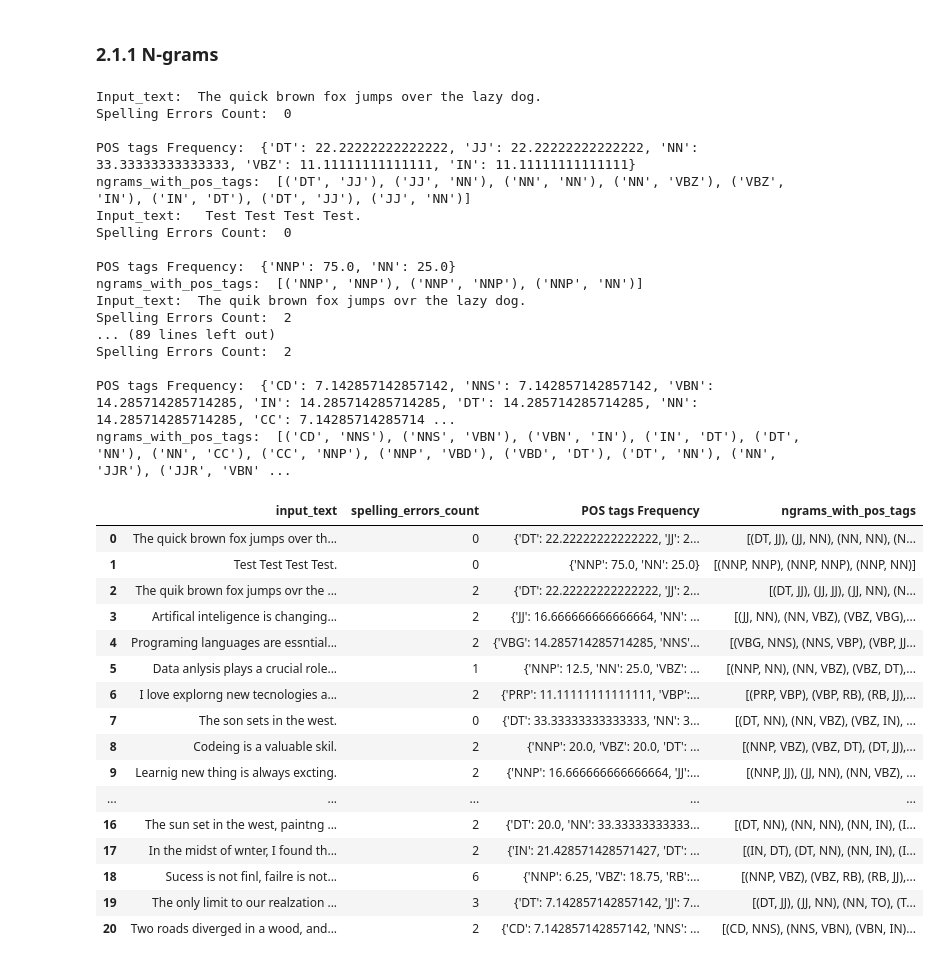
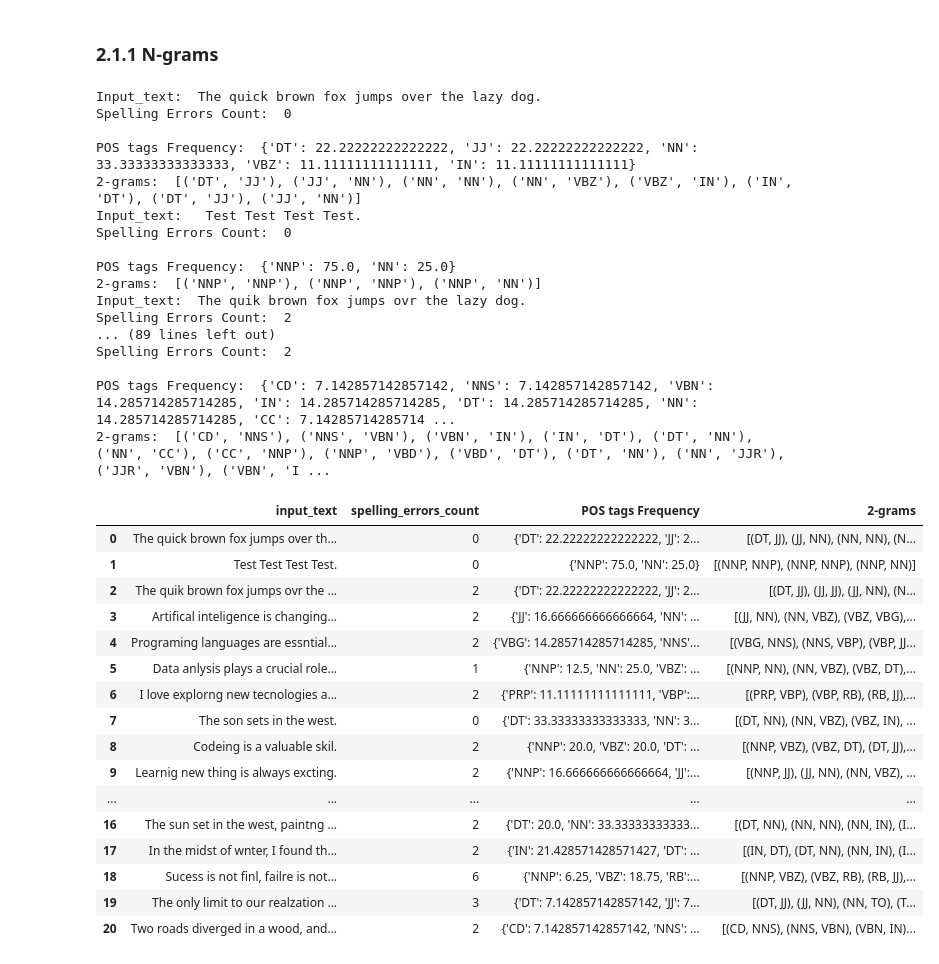
Before and after one commit to eddev00/ML-Project-CL, a Jupyter notebook: pre_processing.ipynb, the cells around one changed output. Drawn from its saved outputs; the diff is of its cells as text; code cells hidden in the pictures.

```diff
--- a/pre_processing.ipynb
+++ b/pre_processing.ipynb
@@ -206,7 +209,7 @@ del df['Total frequency']
 # %%
 from nltk import ngrams
 
-def generate_ngrams_with_pos_tags(tokens, n):
+def generate_ngrams_pos(tokens, n):
     """
         Generates n-grams with POS tags for the given tokens
     """
@@ -214,7 +217,7 @@ def generate_ngrams_with_pos_tags(tokens, n):
     words = word_tokenize(text)
     pos_tags = pos_tag(words)
     ngrams_result = list(ngrams(words, n))
-    pos_tags_result = list(ngrams(pos_tags, n))
+
 
     # Combine n-grams and POS tags
     ngrams_result = [(pos_tags[i][1], pos_tags[i+1][1]) for i in range(len(pos_tags)-1)]
@@ -223,39 +226,39 @@ def generate_ngrams_with_pos_tags(tokens, n):
 
 
 # test on dataset
-df['ngrams_with_pos_tags'] = df['input_text'].apply(lambda x: generate_ngrams_with_pos_tags(x, 2))
+df['2-grams'] = df['input_text'].apply(lambda x: generate_ngrams_pos(x, 2))
 
 # To see results clearly
 for i in range(len(df)):
 
 
     print("Input_text: ",df['input_text'][i])
     print("Spelling Errors Count: ", df['spelling_errors_count'][i])
     print('')
     print("POS tags Frequency: ", df['POS tags Frequency'][i])
 
-    print("ngrams_with_pos_tags: ", df['ngrams_with_pos_tags'][i])
+    print("2-grams: ", df['2-grams'][i])
 
 df
 # %% [output]
 Input_text:  The quick brown fox jumps over the lazy dog.
 Spelling Errors Count:  0
 
 POS tags Frequency:  {'DT': 22.22222222222222, 'JJ': 22.22222222222222, 'NN': 33.33333333333333, 'VBZ': 11.11111111111111, 'IN': 11.11111111111111}
-ngrams_with_pos_tags:  [('DT', 'JJ'), ('JJ', 'NN'), ('NN', 'NN'), ('NN', 'VBZ'), ('VBZ', 'IN'), ('IN', 'DT'), ('DT', 'JJ'), ('JJ', 'NN')]
+2-grams:  [('DT', 'JJ'), ('JJ', 'NN'), ('NN', 'NN'), ('NN', 'VBZ'), ('VBZ', 'IN'), ('IN', 'DT'), ('DT', 'JJ'), ('JJ', 'NN')]
 Input_text:   Test Test Test Test.
 Spelling Errors Count:  0
 
 POS tags Frequency:  {'NNP': 75.0, 'NN': 25.0}
-ngrams_with_pos_tags:  [('NNP', 'NNP'), ('NNP', 'NNP'), ('NNP', 'NN')]
+2-grams:  [('NNP', 'NNP'), ('NNP', 'NNP'), ('NNP', 'NN')]
 Input_text:  The quik brown fox jumps ovr the lazy dog.
 Spelling Errors Count:  2
 ... (89 lines left out)
 Spelling Errors Count:  2
 
 POS tags Frequency:  {'CD': 7.142857142857142, 'NNS': 7.142857142857142, 'VBN': 14.285714285714285, 'IN': 14.285714285714285, 'DT': 14.285714285714285, 'NN': 14.285714285714285, 'CC': 7.14285714285714 ...
-ngrams_with_pos_tags:  [('CD', 'NNS'), ('NNS', 'VBN'), ('VBN', 'IN'), ('IN', 'DT'), ('DT', 'NN'), ('NN', 'CC'), ('CC', 'NNP'), ('NNP', 'VBD'), ('VBD', 'DT'), ('DT', 'NN'), ('NN', 'JJR'), ('JJR', 'VBN' ...
+2-grams:  [('CD', 'NNS'), ('NNS', 'VBN'), ('VBN', 'IN'), ('IN', 'DT'), ('DT', 'NN'), ('NN', 'CC'), ('CC', 'NNP'), ('NNP', 'VBD'), ('VBD', 'DT'), ('DT', 'NN'), ('NN', 'JJR'), ('JJR', 'VBN'), ('VBN', 'I ...
-|  | input_text | spelling_errors_count | POS tags Frequency | ngrams_with_pos_tags |
+|  | input_text | spelling_errors_count | POS tags Frequency | 2-grams |
 | 0 | The quick brown fox jumps over th... | 0 | {'DT': 22.22222222222222, 'JJ': 2... | [(DT, JJ), (JJ, NN), (NN, NN), (N... |
 | 1 | Test Test Test Test. | 0 | {'NNP': 75.0, 'NN': 25.0} | [(NNP, NNP), (NNP, NNP), (NNP, NN)] |
 | 2 | The quik brown fox jumps ovr the ... | 2 | {'DT': 22.22222222222222, 'JJ': 2... | [(DT, JJ), (JJ, JJ), (JJ, NN), (N... |
```
Also changed, not shown: parts of 3 cells of this notebook.
